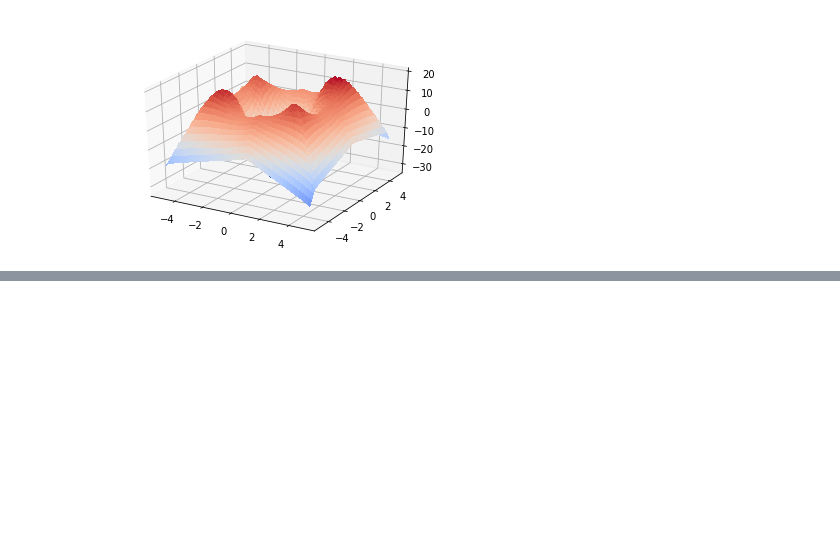
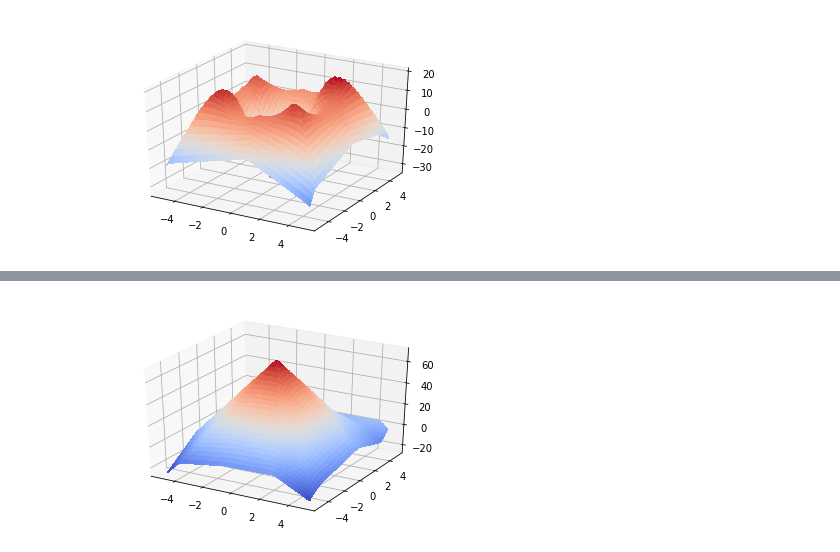
Before and after one commit to mlcow/tensorflow_experiments, a Jupyter notebook: tf_nn_regressor.ipynb, the cells around one changed output, grey strips where cells are left out. Drawn from its saved outputs; the diff is of its cells as text; code cells hidden in the pictures; blank space fills up the shorter version.

```diff
--- a/tf_nn_regressor.ipynb
+++ b/tf_nn_regressor.ipynb
@@ -244,0 +281,4 @@ plot3d(X1, Y1, Zout - Z1)
+# %%
+estimator = tf.estimator.Estimator(model_fn=model_fn_with_dense, params={"p": 10})
+input_fn = tf.estimator.inputs.numpy_input_fn({"X": X1, "Y":Y1}, y=Z1, batch_size=5, num_epochs=100, shuffle=True)
+estimator.train(input_fn=input_fn)
@@ -244,0 +304,4 @@ plot3d(X1, Y1, Zout - Z1)
+# %%
+Zgen = estimator.predict(input_fn=predict_input_fn)
+Zout = np.array([i[0] for i in Zgen]).reshape(-1,1)
+estimator.evaluate(input_fn=predict_input_fn)
@@ -244,0 +315,4 @@ plot3d(X1, Y1, Zout - Z1)
+# %%
+plot3d(X1, Y1, Zout)
+# %% [output]
+[figure, added]
```
Also changed, not shown: parts of 5 cells of this notebook.
